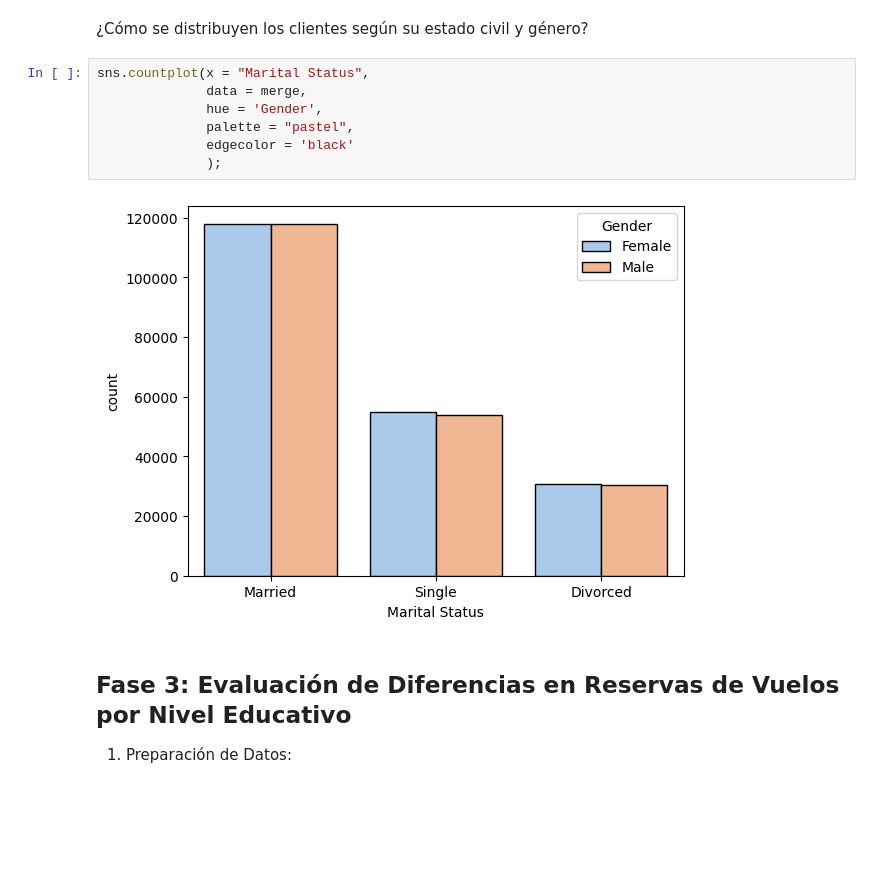
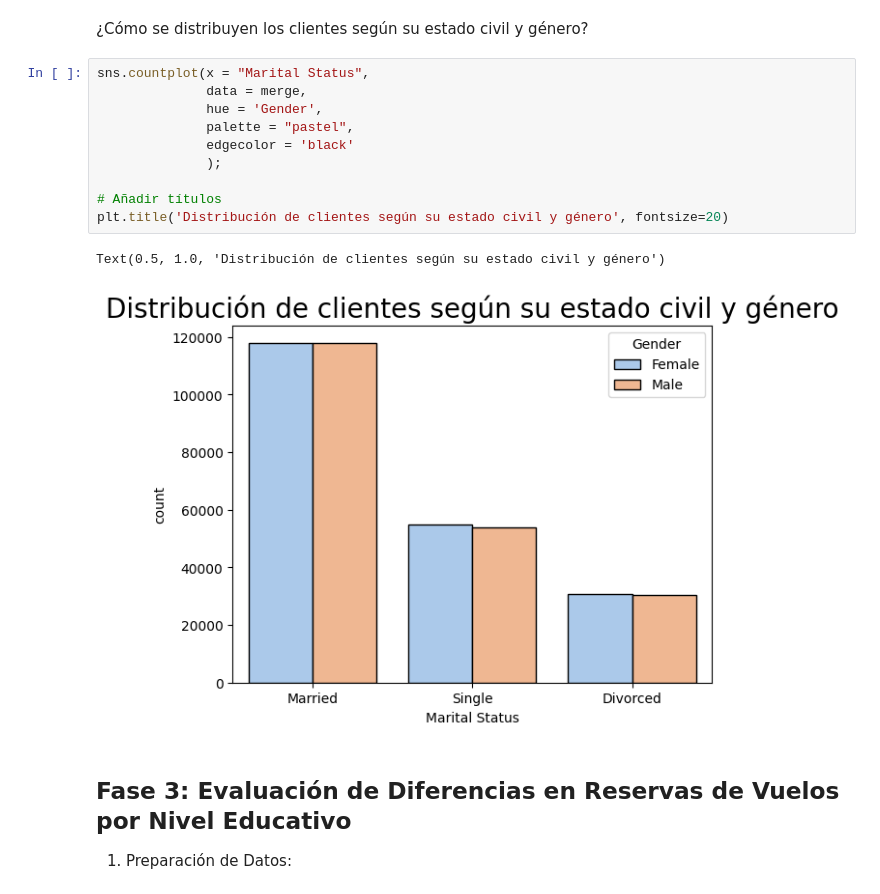
Before and after one commit to Adalab/bda-modulo-3-evaluacion-final-FrancaTortaroloo, a Jupyter notebook: Respuestas.ipynb, the cells around one changed output. Saved outputs shown, nothing was run; the diff lists cells and outputs as text; blank space fills up the shorter version.

```diff
--- a/Respuestas.ipynb
+++ b/Respuestas.ipynb
@@ -469,12 +465,16 @@ plt.show()
 # %%
 sns.countplot(x = "Marital Status",
               data = merge,
               hue = 'Gender',
               palette = "pastel",
               edgecolor = 'black'
               );
+
+# Añadir títulos
+plt.title('Distribución de clientes según su estado civil y género', fontsize=20)
 # %% [output]
+Text(0.5, 1.0, 'Distribución de clientes según su estado civil y género')
-[figure, old version]
+[figure, new version]
 # %% [markdown]
 ## Fase 3: Evaluación de Diferencias en Reservas de Vuelos por Nivel Educativo
 
```
Also changed, not shown: parts of 2 cells of this notebook.
